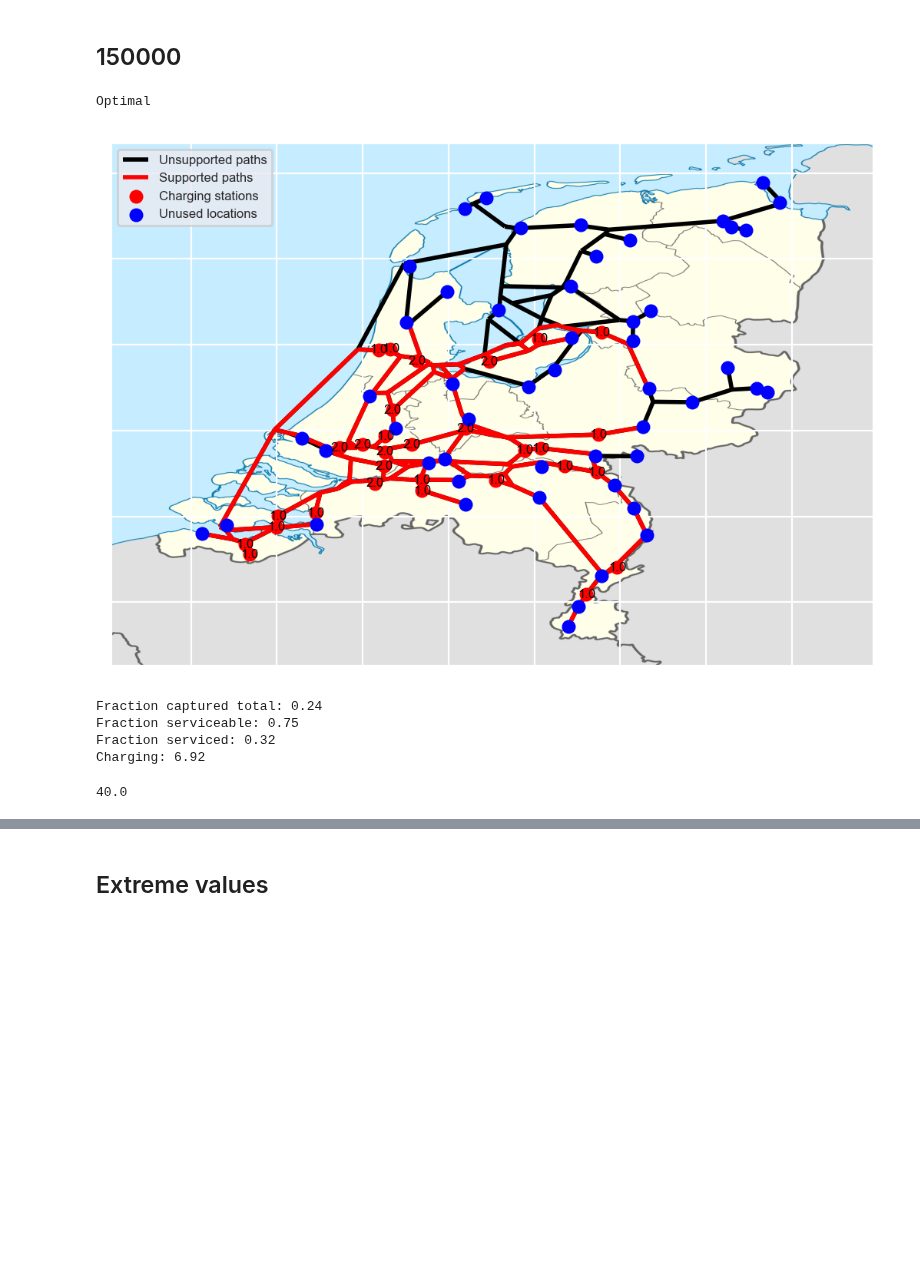
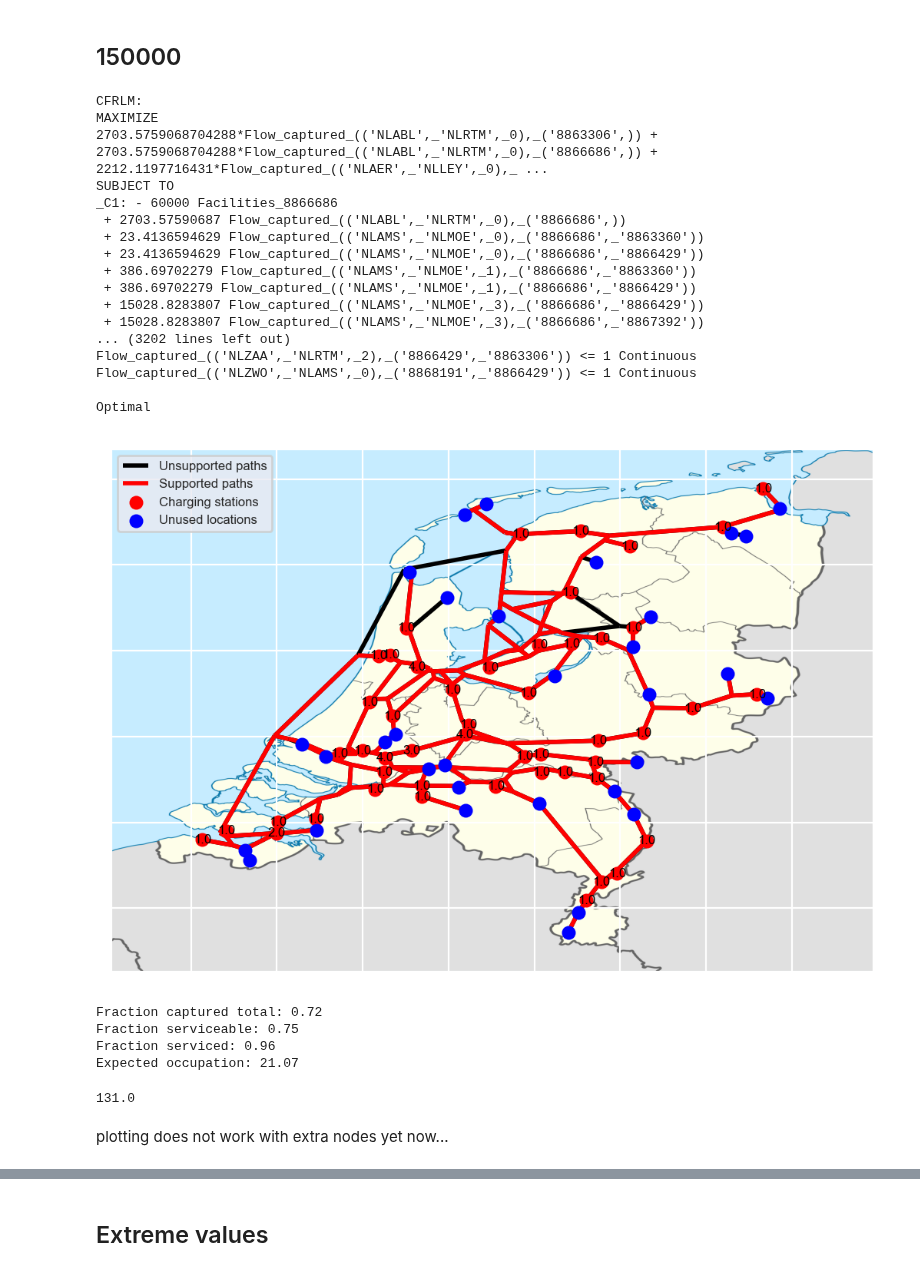
Before and after one commit to fabiandriessen/Thesis, a Jupyter notebook: 7_density_plots.ipynb, the cells around one changed output, grey strips where cells are left out. Drawn from its saved outputs; the diff is of its cells as text; code cells hidden in the pictures; blank space fills up the shorter version.

```diff
--- a/7_density_plots.ipynb
+++ b/7_density_plots.ipynb
@@ -216,17 +321,33 @@ widths5 = plot_context(G, captured_flows, 'captured_flow_120000', 10000)
 # %% [markdown]
 ## 150000
 # %%
-total_flow, fraction_captured_total, serviceable_fraction, served_fraction, optimal_facilities, non_zero_flows, routes_supported, paths, G, df_abm, df_random_out, max_flow = flow_refueling_location_model(150000, 40, 1000, 2, vis=True)
+total_flow, fraction_captured_total, serviceable_fraction, served_fraction, optimal_facilities4, non_zero_flows, routes_supported, paths, G, df_abm, df_random_out, max_flow = flow_refueling_location_model(150000, 100, 2500, 4, vis=True, additional_nodes=0)
 # %% [output]
+CFRLM:
+MAXIMIZE
+2703.5759068704288*Flow_captured_(('NLABL',_'NLRTM',_0),_('8863306',)) + 2703.5759068704288*Flow_captured_(('NLABL',_'NLRTM',_0),_('8866686',)) + 2212.1197716431*Flow_captured_(('NLAER',_'NLLEY',_0),_ ...
+SUBJECT TO
+_C1: - 60000 Facilities_8866686
+ + 2703.57590687 Flow_captured_(('NLABL',_'NLRTM',_0),_('8866686',))
+ + 23.4136594629 Flow_captured_(('NLAMS',_'NLMOE',_0),_('8866686',_'8863360'))
+ + 23.4136594629 Flow_captured_(('NLAMS',_'NLMOE',_0),_('8866686',_'8866429'))
+ + 386.69702279 Flow_captured_(('NLAMS',_'NLMOE',_1),_('8866686',_'8863360'))
+ + 386.69702279 Flow_captured_(('NLAMS',_'NLMOE',_1),_('8866686',_'8866429'))
+ + 15028.8283807 Flow_captured_(('NLAMS',_'NLMOE',_3),_('8866686',_'8866429'))
+ + 15028.8283807 Flow_captured_(('NLAMS',_'NLMOE',_3),_('8866686',_'8867392'))
+... (3202 lines left out)
+Flow_captured_(('NLZAA',_'NLRTM',_2),_('8866429',_'8863306')) <= 1 Continuous
+Flow_captured_(('NLZWO',_'NLAMS',_0),_('8868191',_'8866429')) <= 1 Continuous
+
 Optimal
-[figure, old version]
+[figure, new version]
 # %%
 print("Fraction captured total:", round(fraction_captured_total, 2))
 print("Fraction serviceable:", round(serviceable_fraction, 2))
 print("Fraction serviced:", round(served_fraction, 2))
-print("Charging:", round(max_flow / (100 * 1000), 2))
+print("Expected occupation:", round(max_flow / (100 * 1000), 2))
 # %% [output]
-Fraction captured total: 0.24
+Fraction captured total: 0.72
 Fraction serviceable: 0.75
-Fraction serviced: 0.32
-Charging: 6.92
+Fraction serviced: 0.96
+Expected occupation: 21.07
@@ -233,7 +359,9 @@ Charging: 6.92
 # %%
-sum(optimal_facilities.values())
+sum(optimal_facilities4.values())
 # %% [output]
-40.0
+131.0
+# %% [markdown]
+plotting does not work with extra nodes yet now...
 # %%
 captured_flows = {i: sum(non_zero_flows[i]['flows']) for i in non_zero_flows.keys()}
 captured_flows = {i: j * flows[i] for i, j in captured_flows.items()}
```
Also changed, not shown: parts of 58 cells of this notebook, 19 other files.
